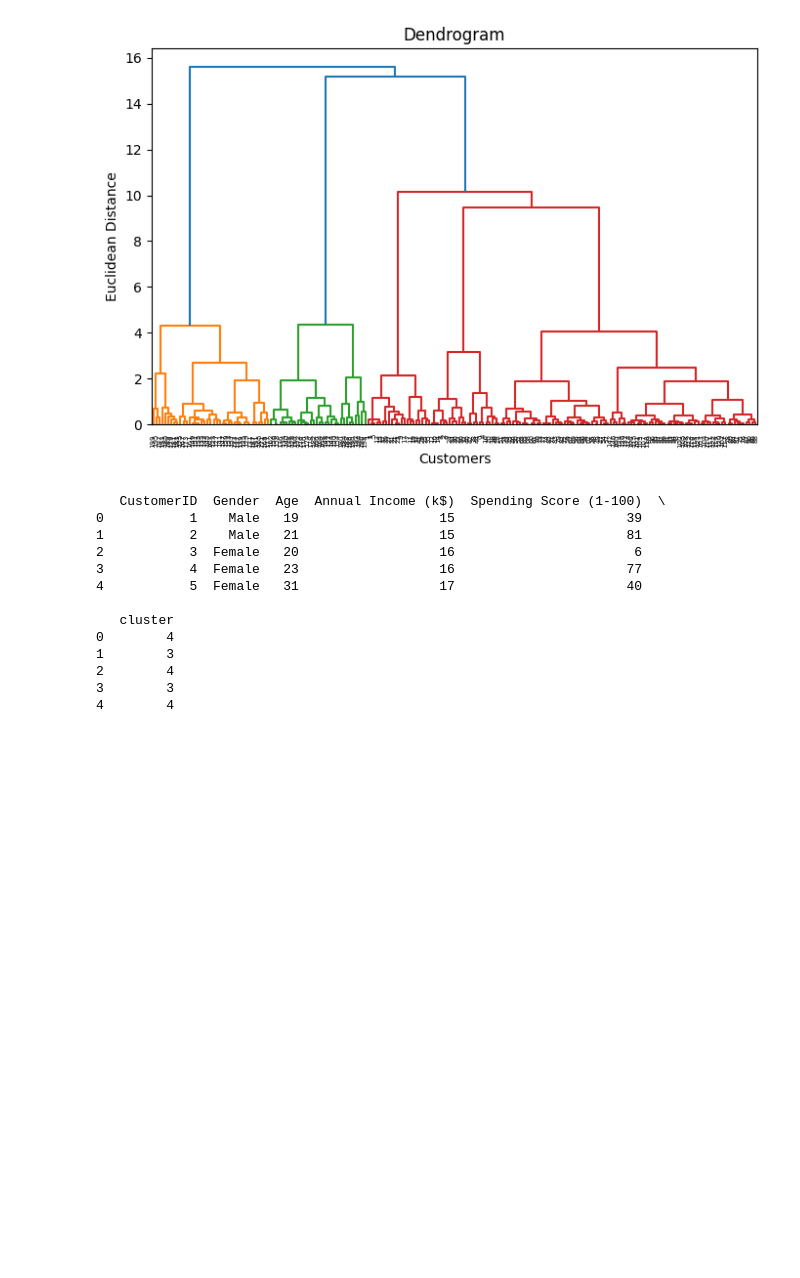
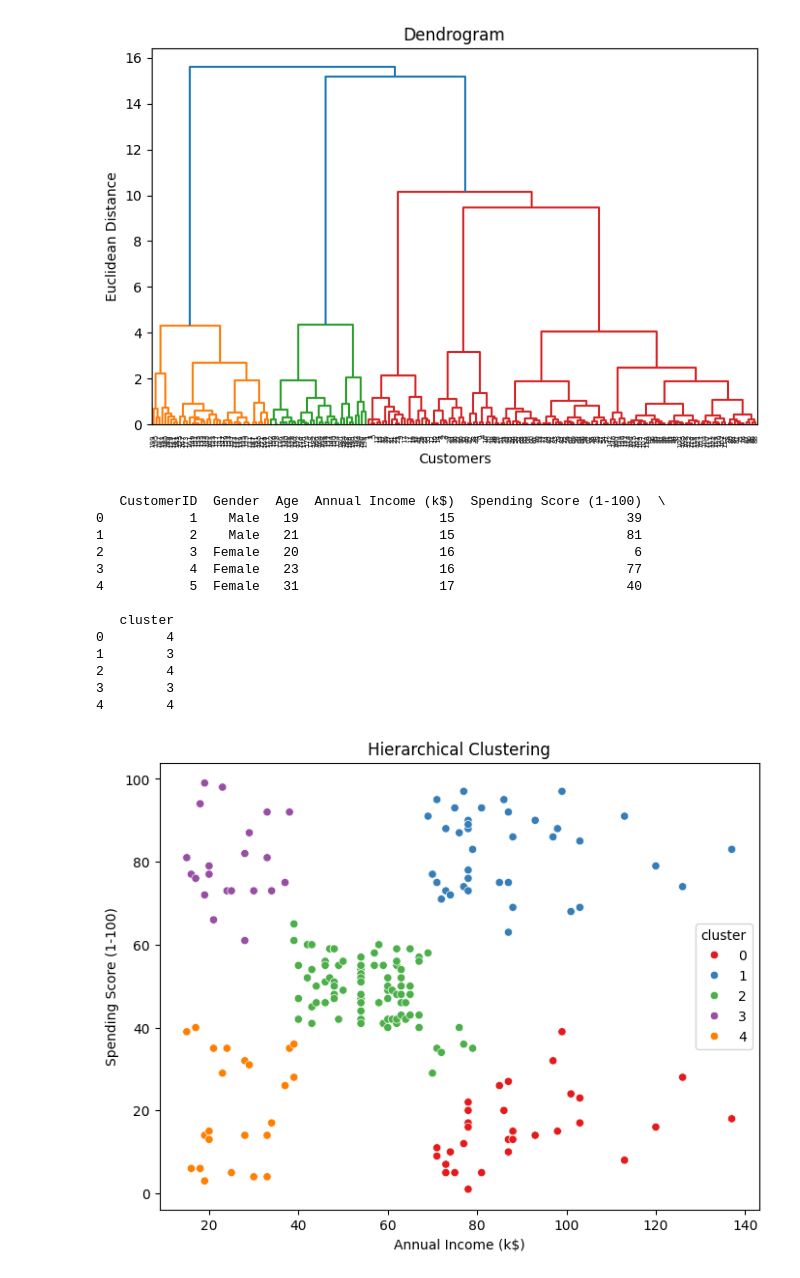
Before and after one commit to omshahu/ML_Practicals, a Jupyter notebook: prac_10.ipynb, the cells around one changed output. Cells and saved outputs as stored; diff of their text form; code cells hidden in the pictures; blank space fills up the shorter version.

```diff
--- a/prac_10.ipynb
+++ b/prac_10.ipynb
@@ -63,3 +63,16 @@ print(df.head())
 2        4
 3        3
 4        4
+# %%
+plt.figure(figsize=(8, 6))
+sns.scatterplot(
+    x='Annual Income (k$)',
+    y='Spending Score (1-100)',
+    hue='cluster',
+    data=df,
+    palette='Set1'
+)
+plt.title('Hierarchical Clustering')
+plt.show()
+# %% [output]
+[figure, added]
```
